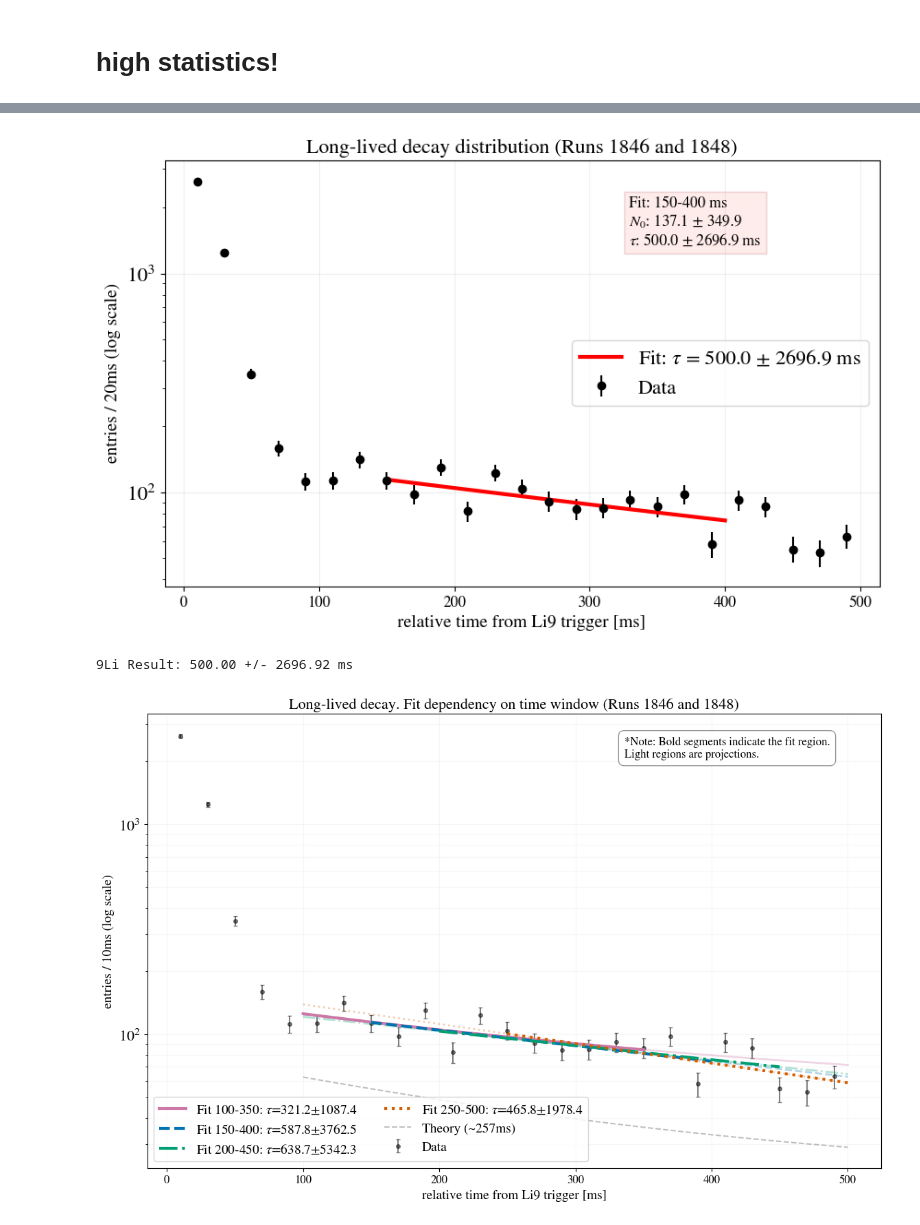
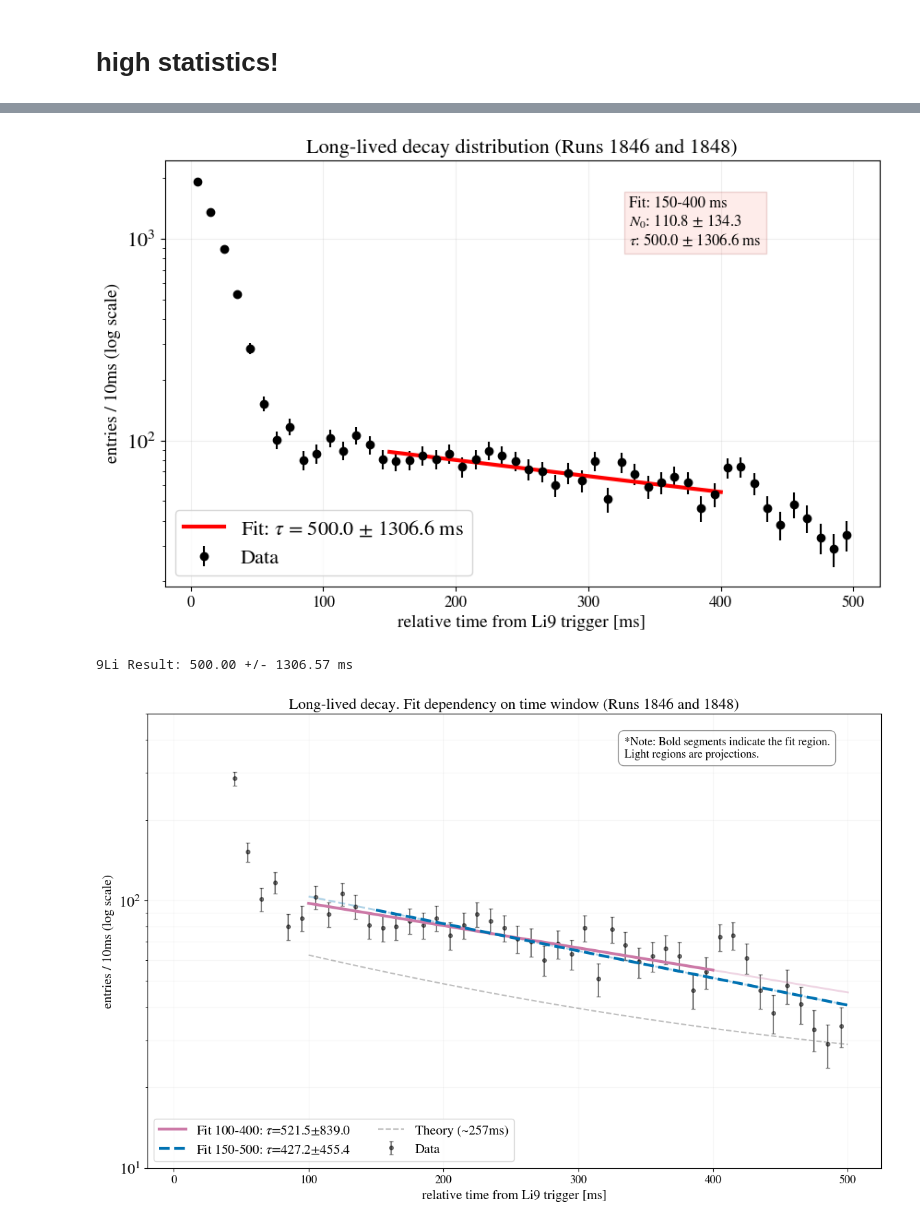
Before and after one commit to elenaramos44/9Li_analysis, a Jupyter notebook: notebooks/multilat_vertex_2nd_iteration.ipynb, the cells around one changed output, grey strips where cells are left out. Saved outputs shown, nothing was run; the diff lists cells and outputs as text; code cells hidden in the pictures.

```diff
--- a/notebooks/multilat_vertex_2nd_iteration.ipynb
+++ b/notebooks/multilat_vertex_2nd_iteration.ipynb
@@ -599,23 +598,19 @@ Total candidates combined: 6346
 # %%
-# --- 1. Define the Fitting Function ---
 def decay_func(t, N0, tau, background):
     return N0 * np.exp(-t / tau) + background
 
-# --- 2. Create the Histogram Data ---
-bin_width =20
+bin_width =10
 bins = np.arange(0, 500 + bin_width, bin_width)
 
-# We use the combined dataframe and the time column you identified ('t_ms')
 counts, edges = np.histogram(df_combined['t_ms'], bins=bins)
 centers = (edges[:-1] + edges[1:]) / 2
 
 
-#filter out bins with 0 counts to avoid log errors and division by zero
 mask = counts > 0
 x_data = centers[mask]
 y_data = counts[mask]
 
-# Poisson statistical error
+
 y_err = np.sqrt(y_data)
 # %%
 mask_s = (x_data >= 20) & (x_data <= 100)
@@ -653,7 +648,8 @@ plt.show()
 # %%
 
 mask_l = (x_data >= 150) & (x_data <= 400)
-# Bounds: ([N_min, Tau_min, BG_min], [N_max, Tau_max, BG_max])
+
+#bounds to the paramrters
 popt_l, pcov_l = curve_fit(decay_func, x_data[mask_l], y_data[mask_l],
                            p0=[50, 257.0, 25],
                            bounds=([0, 100, 0], [np.inf, 500, np.inf]),
@@ -686,19 +682,16 @@ plt.show()
 
 print(f"9Li Result: {popt_l[1]:.2f} +/- {perr_l[1]:.2f} ms")
 # %% [output]
-[figure, old version]
+[figure, new version]
-9Li Result: 500.00 +/- 2696.92 ms
+9Li Result: 500.00 +/- 1306.57 ms
 # %%
 fig, ax2 = plt.subplots(figsize=(12, 8))
 
 ax2.errorbar(centers, counts, yerr=np.sqrt(counts), fmt='ko', markersize=4, label='Data', alpha=0.5, capsize=2)
 
 fit_configs = [
-    {"range": (100, 350)},
-    {"range": (150, 400)},
-    {"range": (200, 450)},
-    {"range": (250, 500)}
-]
+    {"range": (100, 400)},
+    {"range": (150, 500)}]
 
 colors = ["#CC79A7", "#0072B2", "#009E73", "#D55E00"]
 line_styles = ["-", "--", "-.", ":"]
@@ -716,40 +709,38 @@ for i, cfg in enumerate(fit_configs):
                            sigma=y_err[mask])
     perr = np.sqrt(np.diag(pcov))
 
-    # --- DIBUJO EN DOS PARTES ---
-    # 1. Línea sólida GRUESA (solo en el rango del fit)
+    #solid line --> fit region
     t_fit_range = np.linspace(t_min, t_max, 100)
     label_str = f'Fit {t_min}-{t_max}: $\\tau$={popt[1]:.1f}±{perr[1]:.1f}'
     ax2.plot(t_fit_range, decay_func(t_fit_range, *popt), color=colors[i], lw=3, linestyle=line_styles[i], label=label_str, zorder=5)
 
-    # 2. Línea punteada FINA (proyección en el resto del rango)
-    # Dibujamos la línea en todo el rango pero con alpha bajo y estilo punteado
+    # light line, proyection
     ax2.plot(t_full, decay_func(t_full, *popt), color=colors[i], lw=2, linestyle=line_styles[i], alpha=0.3, zorder=4)
 
 ref_line = 35 * np.exp(-(t_full - 150) / 257.0) + 20
 ax2.plot(t_full, ref_line, color='gray', ls="--", alpha=0.5, label='Theory (~257ms)')
 
 ax2.set_yscale("log")
 #ax2.set_xlim(0, 510)
-#ax2.set_ylim(10,500)
+ax2.set_ylim(10,500)
 ax2.set_title("Long-lived decay. Fit dependency on time window (Runs 1846 and 1848)", fontsize=16)
 ax2.set_xlabel("relative time from Li9 trigger [ms]", fontsize=14)
 ax2.set_ylabel("entries / 10ms (log scale)", fontsize=14)
 ax2.legend(loc='lower left', fontsize=14, ncol=2)
 ax2.grid(True, which='both', alpha=0.1)
 
 
 explanation_text = (
     "*Note: Bold segments indicate the fit region.\n"
     "Light regions are projections."
 )
 
 ax2.text(0.65, 0.95, explanation_text, transform=ax2.transAxes,
          fontsize=12, verticalalignment='top',
          bbox=dict(facecolor='white', alpha=0.8, edgecolor='gray', boxstyle='round,pad=0.5'))
 
 
 plt.tight_layout()
 plt.show()
 # %% [output]
-[figure, old version]
+[figure, new version]
```
Also changed, not shown: parts of 16 cells of this notebook, 7 other files.
